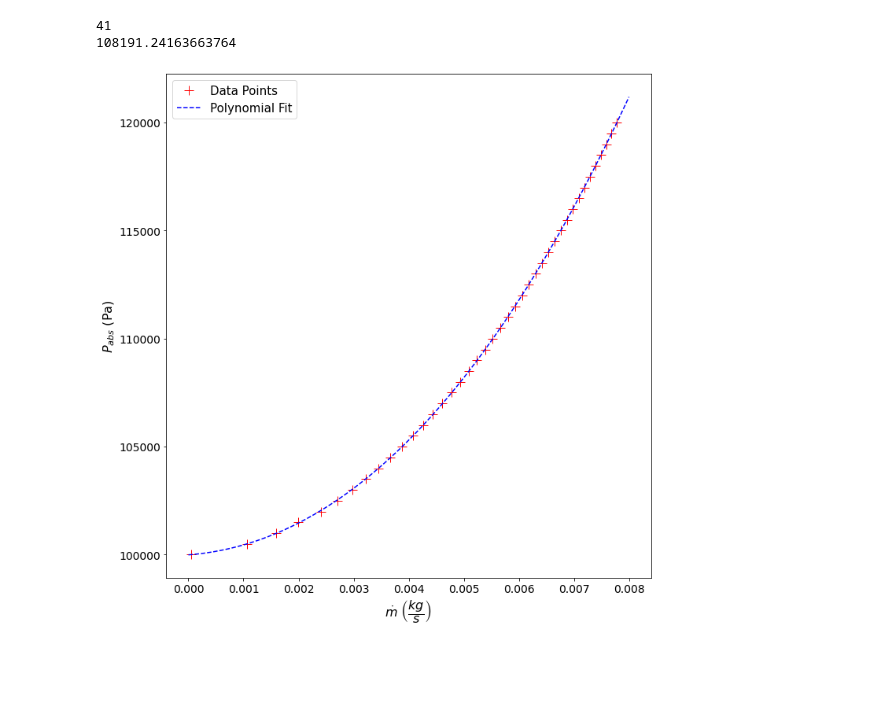
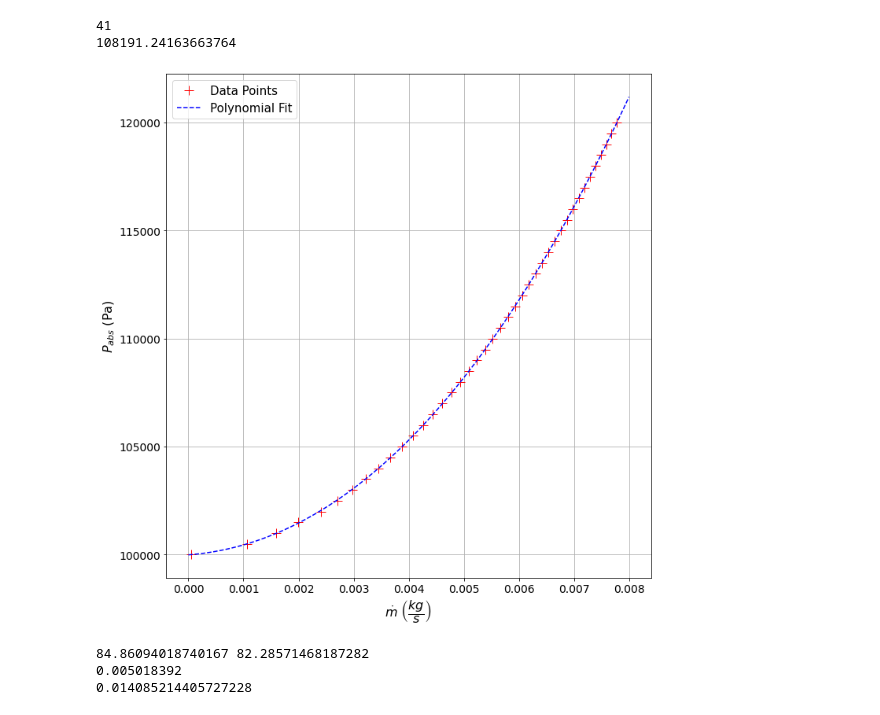
Before and after one commit to jimmikehank/cfd, a Jupyter notebook: bezier_coanda_pl/data_process.ipynb, the cells around one changed output. Saved outputs shown, nothing was run; the diff lists cells and outputs as text; code cells hidden in the pictures; blank space fills up the shorter version.

```diff
--- a/bezier_coanda_pl/data_process.ipynb
+++ b/bezier_coanda_pl/data_process.ipynb
@@ -166,27 +222,54 @@ CD = drags / QS
 # %%
 import numpy as np
 from matplotlib import pyplot as plt
 
 mdot = np.loadtxt('./output/mdot.txt')
 pin = np.loadtxt('./output/pressure.txt')
 
 fit = np.polyfit(mdot,pin,3)
 x = np.linspace(0,0.008,101)
 y = np.polyval(fit,x)
 print(len(pin))
 
 plt.figure(figsize=[10,10])
 plt.plot(mdot,pin,'r+',markersize=12)
 plt.plot(x,y,'b--',markersize=4)
 plt.ylabel(r'$P_{abs}$ (Pa)',fontsize=16)
 plt.xlabel(r'$\dot{m}$ $\left(\dfrac{kg}{s}\right)$',fontsize=16)
 plt.legend(['Data Points','Polynomial Fit'],fontsize=15)
 plt.tick_params(labelsize=14)
+plt.grid()
 plt.tight_layout()
-# plt.savefig('/home/james/Documents/research/figures/thesis_figs/plenum_press_vs_mdot.png')
+plt.savefig('/home/james/Documents/research/thesis/plenum_press_vs_mdot.png')
 
 print(np.polyval(fit,0.005))
 # %% [output]
 41
 108191.24163663764
-[figure, old version]
+[figure, new version]
+# %%
+import numpy as np
+
+def sep_angle(r,p):
+    import numpy as np
+    pexit = np.array([-r,r])
+    L = np.linalg.norm(pexit-p)
+    theta = 2 * np.arcsin((0.5*L)/r) * 180 / np.pi
+    return theta
+
+r = 0.003048
+ppl = np.array([-2.75851e-5,0.000409143])
+psi = np.array([-1.227e-5,0.000273])
+np.linalg.norm(pexit-ppl)
+
+thetapl = 2 * np.arcsin((0.5*np.linalg.norm(pexit-ppl))/r)
+thetasi = 2 * np.arcsin((0.))
+
+print(sep_angle(r,psi),sep_angle(r,ppl))
+print(massflow_bc('./'))
+
+print(0.005 * 123.4 / (0.5 * 1.17 * .156 * .3 * 40**2))
+# %% [output]
+84.86094018740167 82.28571468187282
+0.005018392
+0.014085214405727228
```
Also changed, not shown: parts of 4 cells of this notebook, 50 other files.
